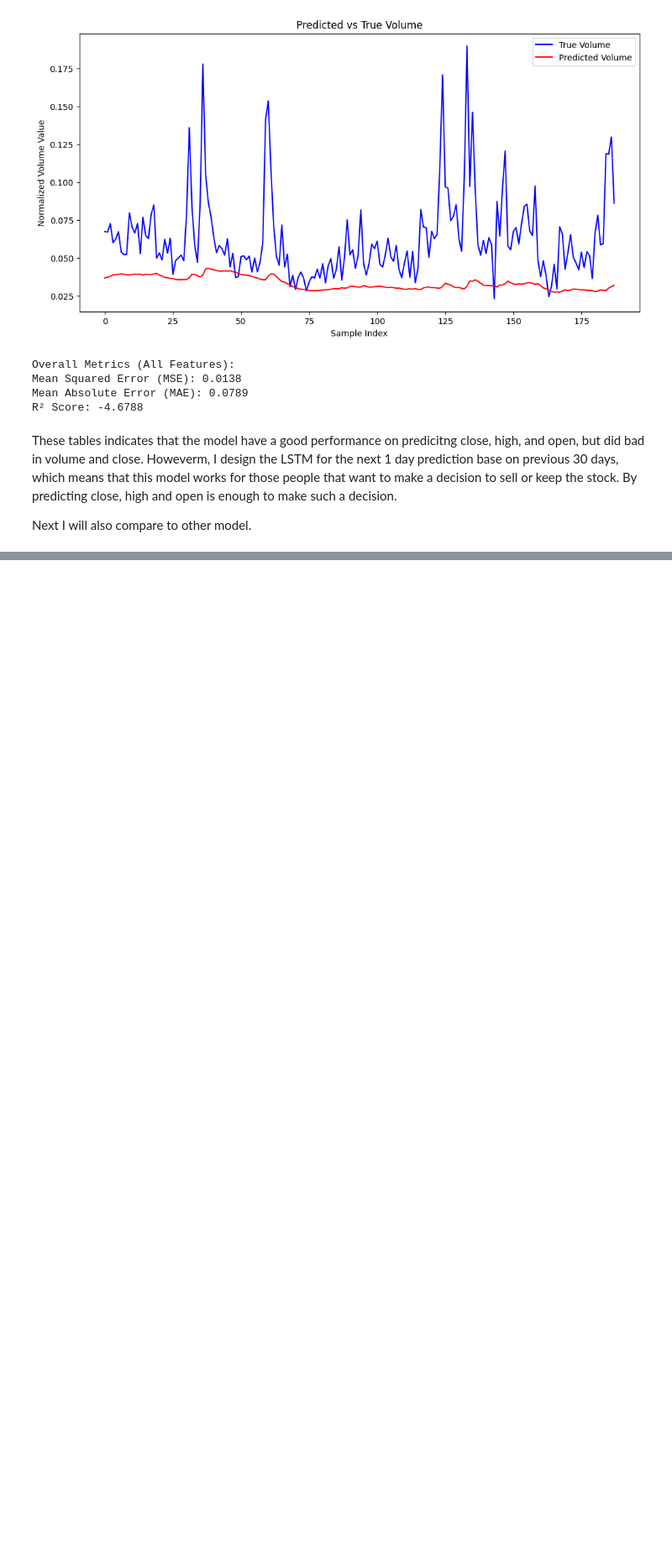
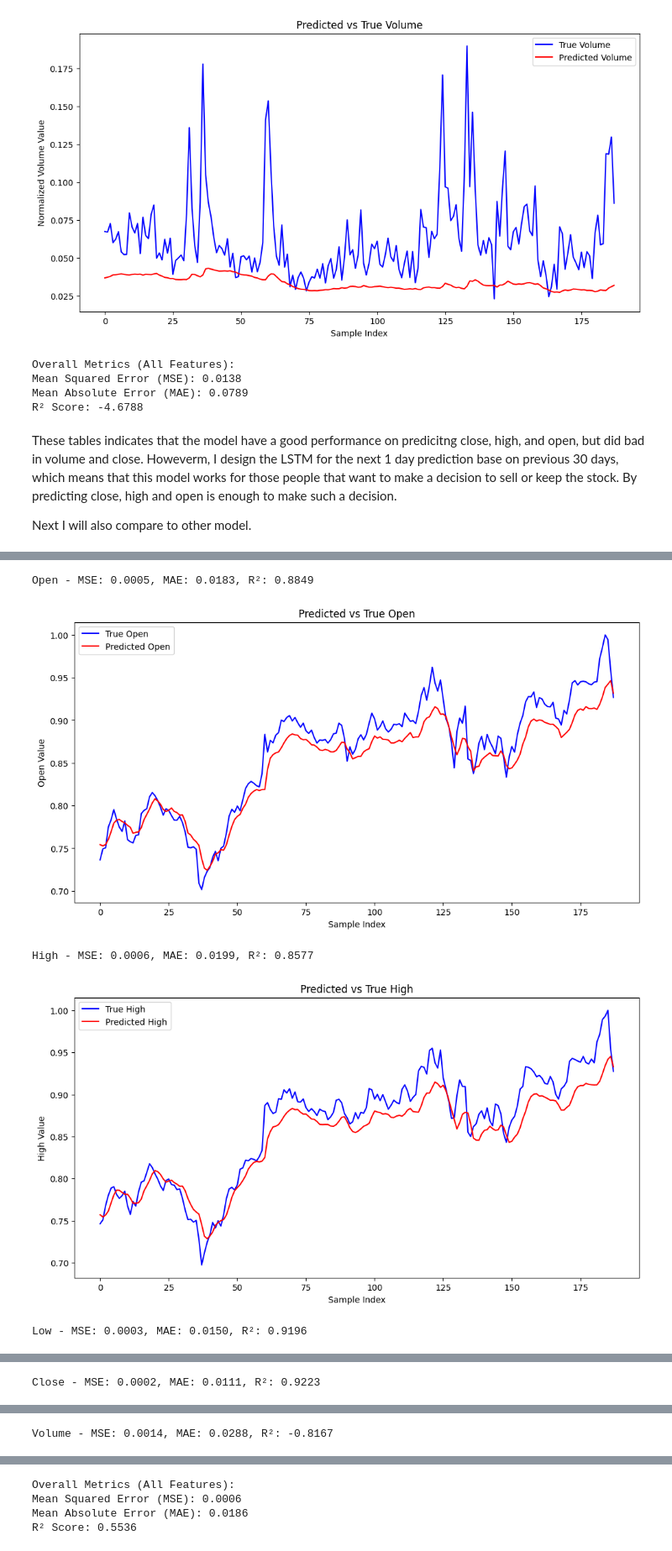
Before and after one commit to GuanqiaoHuang713/DLFA3, a Jupyter notebook: a3.ipynb, the cells around one changed output, grey strips where cells are left out. Shown at 84% size. Cells and saved outputs as stored; diff of their text form; code cells hidden in the pictures; blank space fills up the shorter version.

```diff
--- a/a3.ipynb
+++ b/a3.ipynb
@@ -295,0 +633,57 @@ Next I will also compare to other model.
+# %%
+from sklearn.metrics import mean_squared_error, mean_absolute_error, r2_score
+# Load Best Model
+best_lr, best_optimizer_name, best_hidden_size, best_num_layers, best_dropout = best_params_GRU
+model = MyGRU(
+    input_size=5,
+    hidden_size=best_hidden_size,
+    num_layers=best_num_layers,
+    output_size=5,
+    dropout=best_dropout
+).to(device)
+
+# Load the saved state_dict
+model.load_state_dict(torch.load("best_model_GRU.pth"))
+model.eval()
+
+X_test_tensor = torch.tensor(X_test, dtype=torch.float32).to(device)
+y_test_tensor = torch.tensor(y_test, dtype=torch.float32).to(device)
+
+with torch.no_grad():
+    predictions_tensor = model(X_test_tensor)
+
+predictions = predictions_tensor.cpu().numpy()
+y_test = y_test_tensor.cpu().numpy()
+
+
+features = ['Open', 'High', 'Low', 'Close', 'Volume']
+
+for i, feature in enumerate(features):
+    mse = mean_squared_error(y_test[:, i], predictions[:, i])
+    mae = mean_absolute_error(y_test[:, i], predictions[:, i])
+    r2 = r2_score(y_test[:, i], predictions[:, i])
+    print(f"{feature} - MSE: {mse:.4f}, MAE: {mae:.4f}, R²: {r2:.4f}")
+
+    plt.figure(figsize=(12, 6))
+    plt.plot(y_test[:, i], label=f"True {feature}", color="blue")
+    plt.plot(predictions[:, i], label=f"Predicted {feature}", color="red")
+    plt.title(f"Predicted vs True {feature}")
+    plt.xlabel("Sample Index")
+    plt.ylabel(f"{feature} Value")
+    plt.legend()
+    plt.show()
+
+mse_total = mean_squared_error(y_test, predictions)
+mae_total = mean_absolute_error(y_test, predictions)
+r2_total = r2_score(y_test, predictions)
+
+print("\nOverall Metrics (All Features):")
+print(f"Mean Squared Error (MSE): {mse_total:.4f}")
+print(f"Mean Absolute Error (MAE): {mae_total:.4f}")
+print(f"R² Score: {r2_total:.4f}")
+# %% [output]
+Open - MSE: 0.0005, MAE: 0.0183, R²: 0.8849
+[figure, added]
+High - MSE: 0.0006, MAE: 0.0199, R²: 0.8577
+[figure, added]
+Low - MSE: 0.0003, MAE: 0.0150, R²: 0.9196
@@ -295,0 +691 @@ Next I will also compare to other model.
+Close - MSE: 0.0002, MAE: 0.0111, R²: 0.9223
@@ -295,0 +693 @@ Next I will also compare to other model.
+Volume - MSE: 0.0014, MAE: 0.0288, R²: -0.8167
@@ -295,0 +695,4 @@ Next I will also compare to other model.
+Overall Metrics (All Features):
+Mean Squared Error (MSE): 0.0006
+Mean Absolute Error (MAE): 0.0186
+R² Score: 0.5536
```
Also changed, not shown: parts of 11 cells of this notebook, 2 other files.
